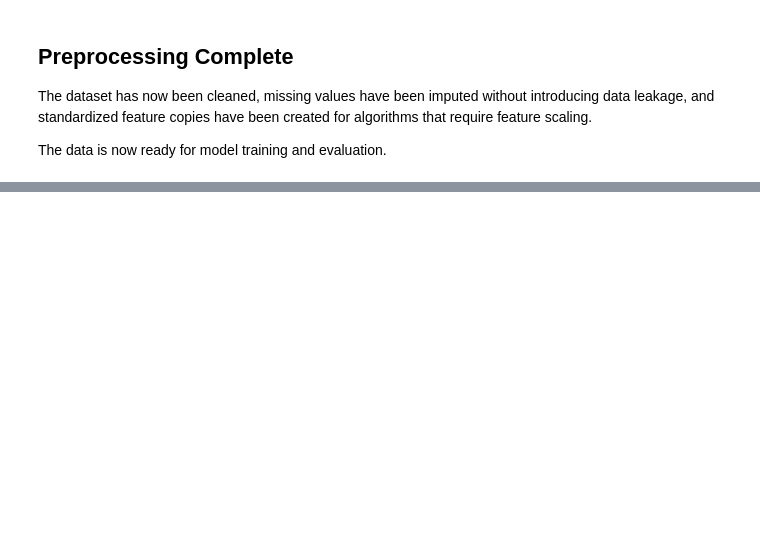
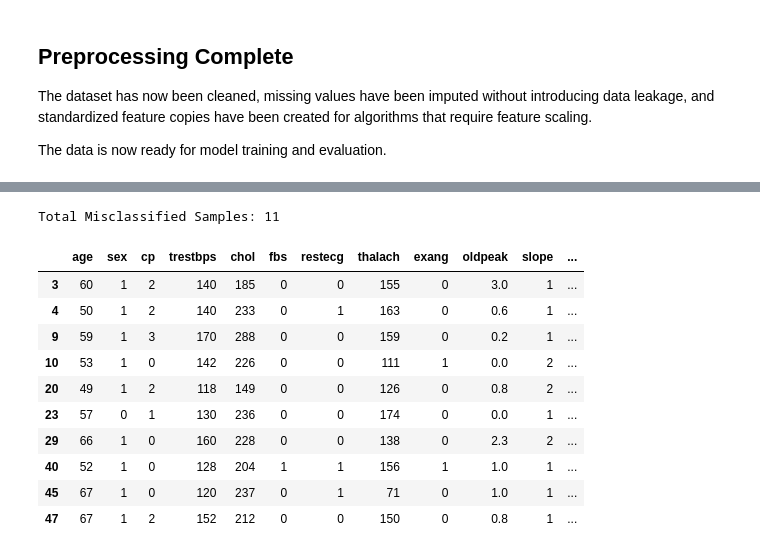
Before and after one commit to Danish925/ml-healthcare-journey, a Jupyter notebook: heart-disease-prediction/heart-disease-prediction.ipynb, the cells around one changed output, grey strips where cells are left out. Saved outputs shown, nothing was run; the diff lists cells and outputs as text; code cells hidden in the pictures; blank space fills up the shorter version.

```diff
--- a/heart-disease-prediction/heart-disease-prediction.ipynb
+++ b/heart-disease-prediction/heart-disease-prediction.ipynb
@@ -714,0 +1025,35 @@ The data is now ready for model training and evaluation.
+# %%
+from sklearn.metrics import confusion_matrix
+import pandas as pd
+
+# Predictions from the tuned model
+y_pred = best_rf.predict(X_test)
+
+# Reset indices for comparison
+X_test_df = X_test.reset_index(drop=True)
+y_test_df = y_test.reset_index(drop=True)
+
+# Create comparison table
+results = X_test_df.copy()
+results["Actual"] = y_test_df
+results["Predicted"] = y_pred
+
+# Misclassified samples
+errors = results[results["Actual"] != results["Predicted"]]
+
+print(f"Total Misclassified Samples: {len(errors)}")
+
+errors.head(10)
+# %% [output]
+Total Misclassified Samples: 11
+|  | age | sex | cp | trestbps | chol | fbs | restecg | thalach | exang | oldpeak | slope | ... |
+| 3 | 60 | 1 | 2 | 140 | 185 | 0 | 0 | 155 | 0 | 3.0 | 1 | ... |
+| 4 | 50 | 1 | 2 | 140 | 233 | 0 | 1 | 163 | 0 | 0.6 | 1 | ... |
+| 9 | 59 | 1 | 3 | 170 | 288 | 0 | 0 | 159 | 0 | 0.2 | 1 | ... |
+| 10 | 53 | 1 | 0 | 142 | 226 | 0 | 0 | 111 | 1 | 0.0 | 2 | ... |
+| 20 | 49 | 1 | 2 | 118 | 149 | 0 | 0 | 126 | 0 | 0.8 | 2 | ... |
+| 23 | 57 | 0 | 1 | 130 | 236 | 0 | 0 | 174 | 0 | 0.0 | 1 | ... |
+| 29 | 66 | 1 | 0 | 160 | 228 | 0 | 0 | 138 | 0 | 2.3 | 2 | ... |
+| 40 | 52 | 1 | 0 | 128 | 204 | 1 | 1 | 156 | 1 | 1.0 | 1 | ... |
+| 45 | 67 | 1 | 0 | 120 | 237 | 0 | 1 | 71 | 0 | 1.0 | 1 | ... |
+| 47 | 67 | 1 | 2 | 152 | 212 | 0 | 0 | 150 | 0 | 0.8 | 1 | ... |
```
Also changed, not shown: parts of 20 cells of this notebook.
